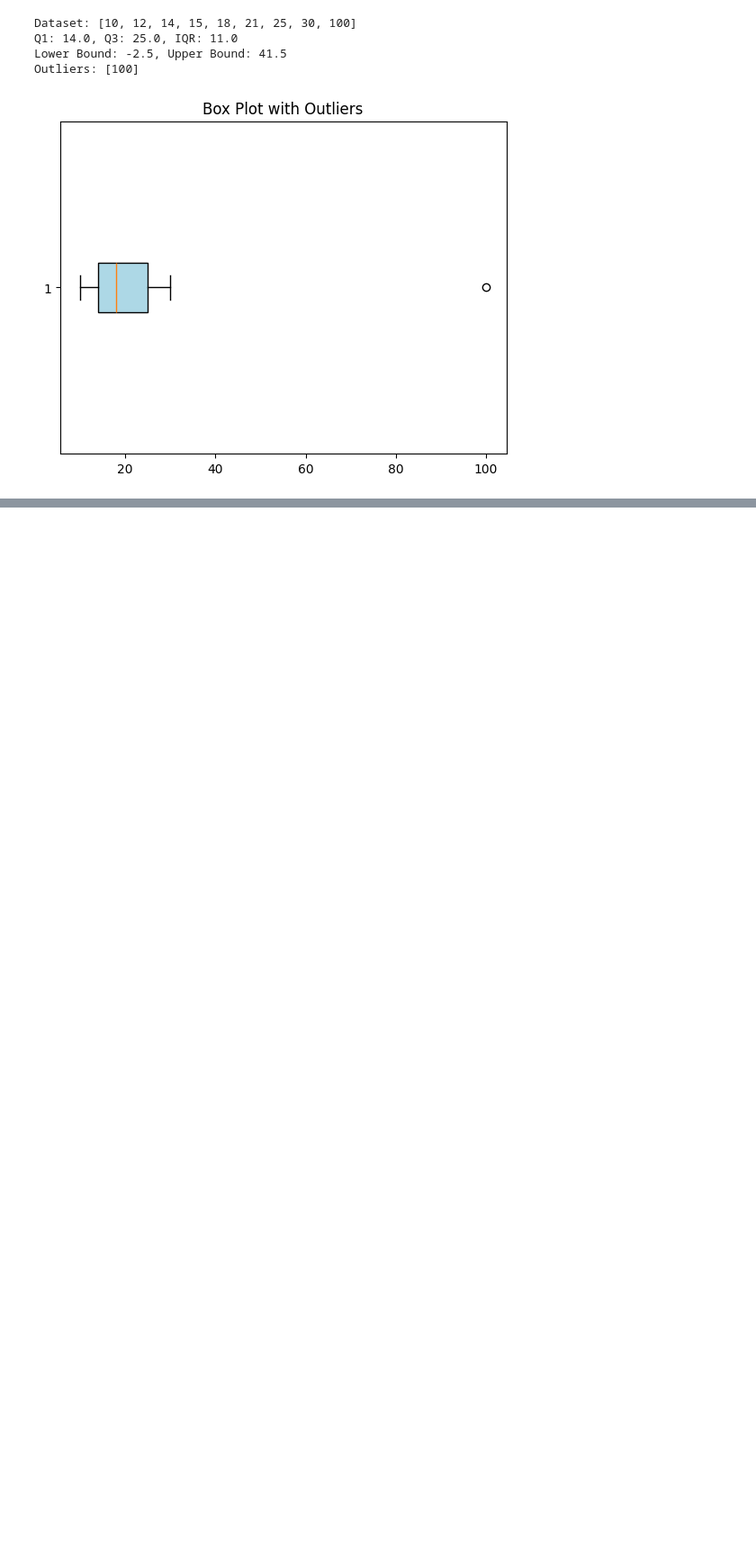
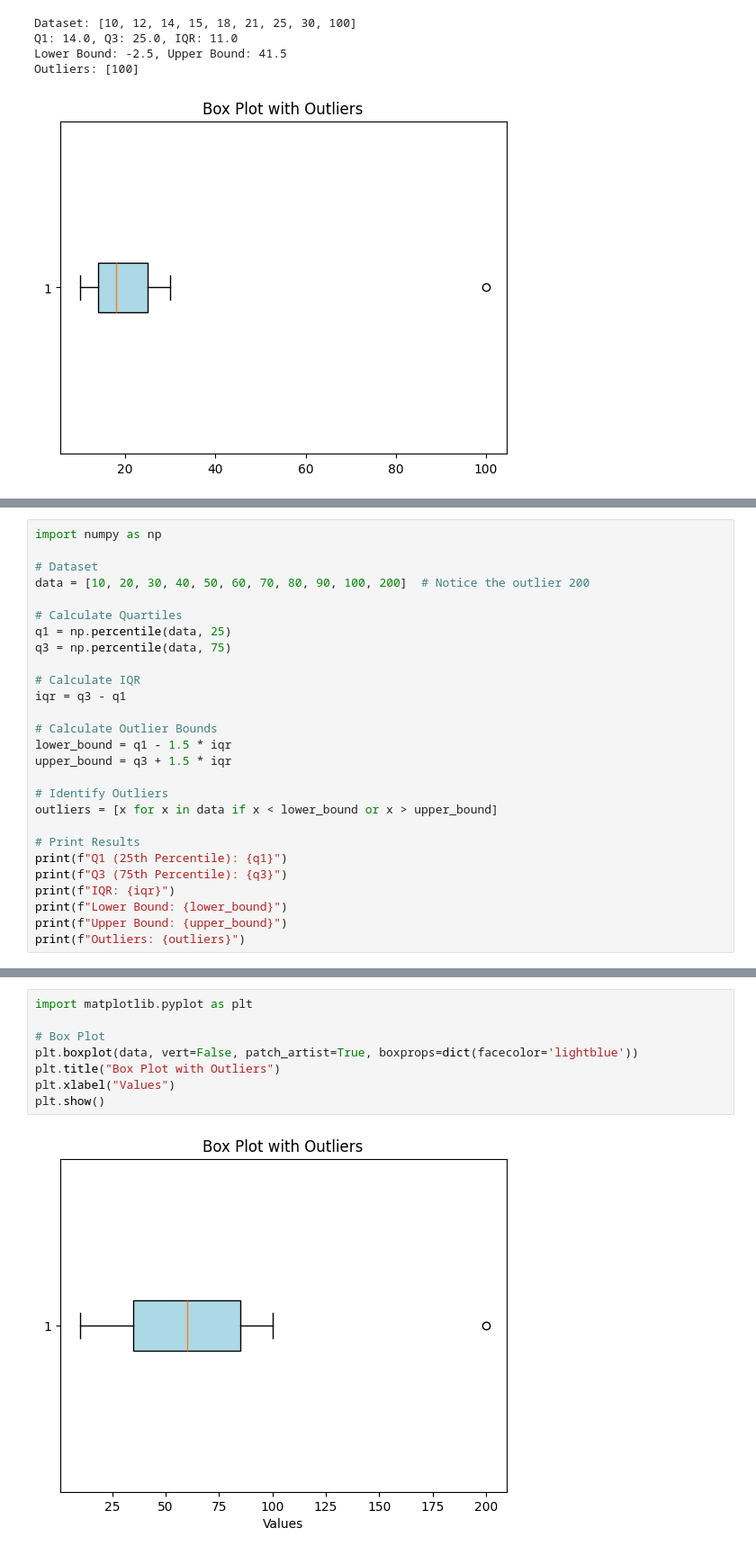
Before and after one commit to vigneshwarjayabal/Probability_and_statistic, a Jupyter notebook: Statistics.ipynb, the cells around one changed output, grey strips where cells are left out. Shown at 90% size. Saved outputs shown, nothing was run; the diff lists cells and outputs as text; blank space fills up the shorter version.

```diff
--- a/Statistics.ipynb
+++ b/Statistics.ipynb
@@ -195,0 +246,27 @@ Outliers: [100]
+# %%
+import numpy as np
+
+# Dataset
+data = [10, 20, 30, 40, 50, 60, 70, 80, 90, 100, 200]  # Notice the outlier 200
+
+# Calculate Quartiles
+q1 = np.percentile(data, 25)
+q3 = np.percentile(data, 75)
+
+# Calculate IQR
+iqr = q3 - q1
+
+# Calculate Outlier Bounds
+lower_bound = q1 - 1.5 * iqr
+upper_bound = q3 + 1.5 * iqr
+
+# Identify Outliers
+outliers = [x for x in data if x < lower_bound or x > upper_bound]
+
+# Print Results
+print(f"Q1 (25th Percentile): {q1}")
+print(f"Q3 (75th Percentile): {q3}")
+print(f"IQR: {iqr}")
+print(f"Lower Bound: {lower_bound}")
+print(f"Upper Bound: {upper_bound}")
+print(f"Outliers: {outliers}")
@@ -195,0 +284,10 @@ Outliers: [100]
+# %%
+import matplotlib.pyplot as plt
+
+# Box Plot
+plt.boxplot(data, vert=False, patch_artist=True, boxprops=dict(facecolor='lightblue'))
+plt.title("Box Plot with Outliers")
+plt.xlabel("Values")
+plt.show()
+# %% [output]
+[figure, added]
```
Also changed, not shown: parts of 33 cells of this notebook.
